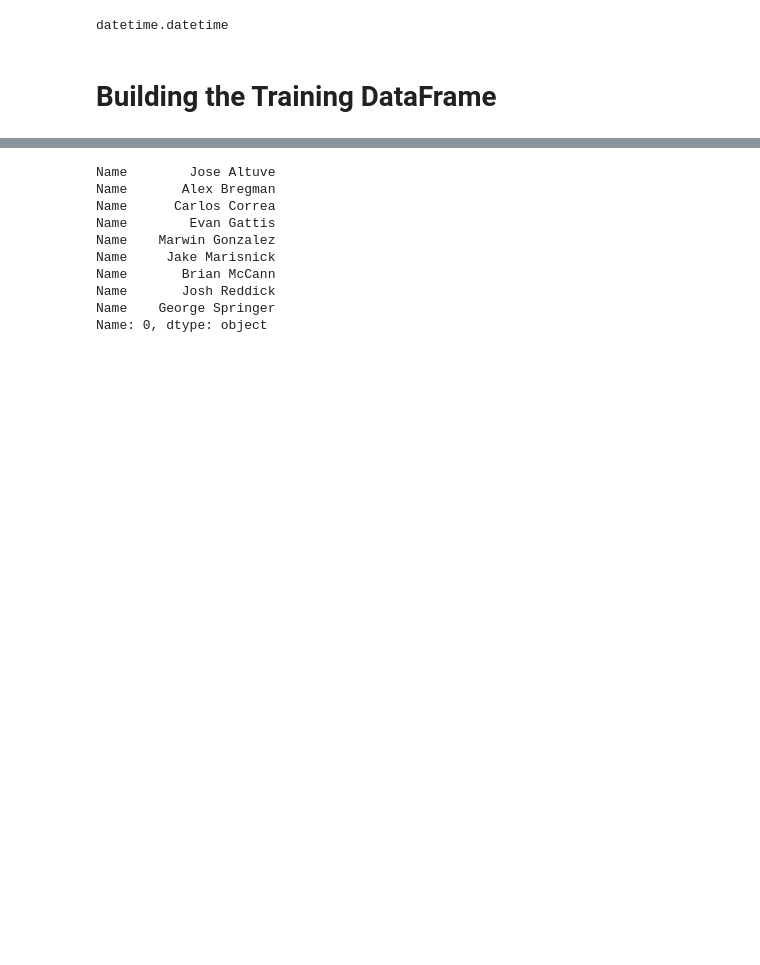
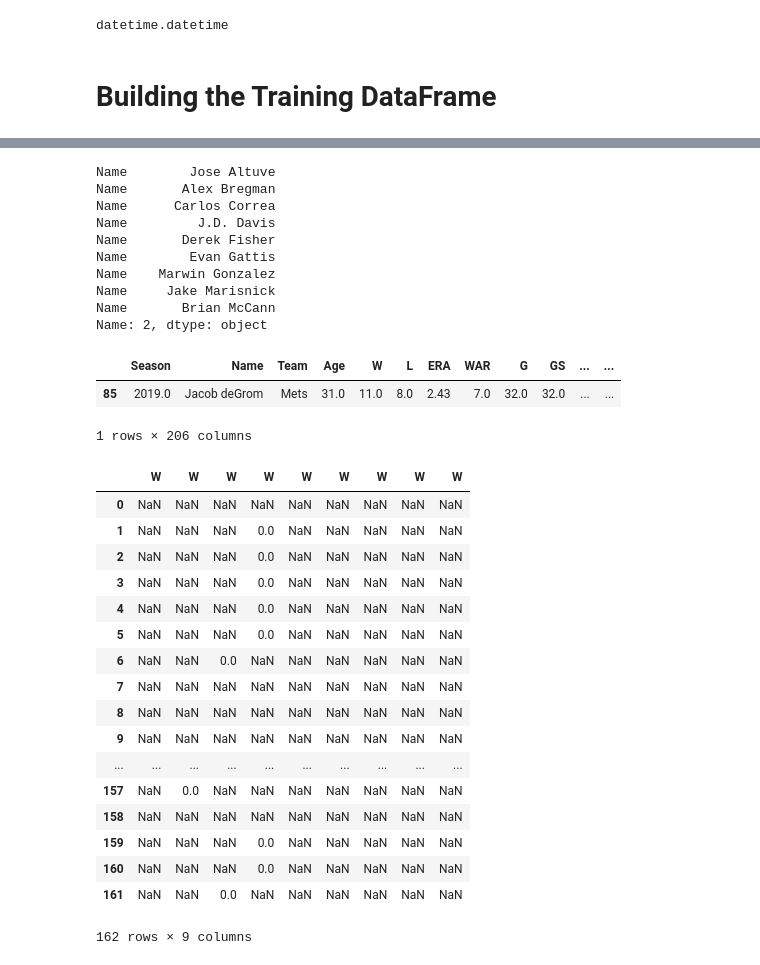
Before and after one commit to JTMachen/Baseball_Game_Predictor, a Jupyter notebook: API_analysis.ipynb, the cells around one changed output, grey strips where cells are left out. Saved outputs shown, nothing was run; the diff lists cells and outputs as text; code cells hidden in the pictures; blank space fills up the shorter version.

Commit message:
create_training_dataframe funtion ready to accept pitching data

```diff
--- a/API_analysis.ipynb
+++ b/API_analysis.ipynb
@@ -639,7 +641,9 @@ def get_players_per_game(year = 2019, team = "HOU"):
 
 def get_startingplayer_stats_by_game(players_df):
 
-    season_data = batting_stats(year)
+    batting_season_data = batting_stats(year)
+    pitching_season_data = pitching_stats(year)
+    print(pitching_season_data.head())
 
     stats_players_start_lineup = pd.DataFrame()
 
@@ -652,16 +656,29 @@ def get_startingplayer_stats_by_game(players_df):
 
         for player in players_df.iloc[row][6:]:
 
-            if("00:00:00" in str(player)):
-                continue #it gets the Date as first row by default. We need to skip it
+            if("00:00:00" in str(player)): continue #it gets the Date as first row by default. Skip it.
 
-            try: player_stats = season_data[season_data.Name == player].copy()
+            try: player_bat_stats = batting_season_data[batting_season_data.Name == player].copy()
             except:
-                print("no name in list")
+                print("no name in batting list")
                 continue
+            """
+            try:
+                player_pitch_stats = pitching_season_data[pitching_season_data.Name == player].copy()
+                print(f"SINGLE_PLAYER_STAT --------------\n{player_pitch_stats}")
+            except:
+                print("no name in pitching list")
+                continue
+                """
 
-            player_stats.reset_index(inplace=True)
-            all_players_stats = pd.concat([ all_players_stats, player_stats] , axis=1)
+            player_bat_stats.reset_index(inplace=True)
+            #player_pitch_stats.reset_index(inplace=True)
+            #print(f"ALL_PLAYER_pitcher_STAT ++++++++++++++\n{player_pitch_stats}")
+            all_players_stats = pd.concat([ all_players_stats, player_bat_stats,
+                                           #player_pitch_stats
+                                          ] ,
+                                          axis=1)
+            #print(f"SINGLE_PLAYER_STAT ##############\n{all_players_stats}")
 
         try: stats_players_start_lineup = stats_players_start_lineup.append(all_players_stats, ignore_index=True)
         except:
@@ -724,15 +743,42 @@ could not append
 | 161 | 2018-09-29 | HOU | 1.0 | BAL | up 6.0 | 3.0 | 84 | 2018.0 | Jose Altuve | Astros | ... | ... |
 162 rows × 2598 columns
 # %%
-stats_players_start_lineup.loc[0]["Name"]
+stats_players_start_lineup.loc[2]["Name"]
 # %% [output]
 Name        Jose Altuve
 Name       Alex Bregman
 Name      Carlos Correa
+Name         J.D. Davis
+Name       Derek Fisher
 Name        Evan Gattis
 Name    Marwin Gonzalez
 Name     Jake Marisnick
 Name       Brian McCann
-Name       Josh Reddick
-Name    George Springer
-Name: 0, dtype: object
+Name: 2, dtype: object
+# %%
+pitching_stats_2019[pitching_stats_2019.Name == "Jacob deGrom"]
+# %% [output]
+|  | Season | Name | Team | Age | W | L | ERA | WAR | G | GS | ... | ... |
+| 85 | 2019.0 | Jacob deGrom | Mets | 31.0 | 11.0 | 8.0 | 2.43 | 7.0 | 32.0 | 32.0 | ... | ... |
+1 rows × 206 columns
+# %%
+stats_players_start_lineup["W"]
+# %% [output]
+|  | W | W | W | W | W | W | W | W | W |
+| 0 | NaN | NaN | NaN | NaN | NaN | NaN | NaN | NaN | NaN |
+| 1 | NaN | NaN | NaN | 0.0 | NaN | NaN | NaN | NaN | NaN |
+| 2 | NaN | NaN | NaN | 0.0 | NaN | NaN | NaN | NaN | NaN |
+| 3 | NaN | NaN | NaN | 0.0 | NaN | NaN | NaN | NaN | NaN |
+| 4 | NaN | NaN | NaN | 0.0 | NaN | NaN | NaN | NaN | NaN |
+| 5 | NaN | NaN | NaN | 0.0 | NaN | NaN | NaN | NaN | NaN |
+| 6 | NaN | NaN | 0.0 | NaN | NaN | NaN | NaN | NaN | NaN |
+| 7 | NaN | NaN | NaN | NaN | NaN | NaN | NaN | NaN | NaN |
+| 8 | NaN | NaN | NaN | NaN | NaN | NaN | NaN | NaN | NaN |
+| 9 | NaN | NaN | NaN | NaN | NaN | NaN | NaN | NaN | NaN |
+| ... | ... | ... | ... | ... | ... | ... | ... | ... | ... |
+| 157 | NaN | 0.0 | NaN | NaN | NaN | NaN | NaN | NaN | NaN |
+| 158 | NaN | NaN | NaN | NaN | NaN | NaN | NaN | NaN | NaN |
+| 159 | NaN | NaN | NaN | 0.0 | NaN | NaN | NaN | NaN | NaN |
+| 160 | NaN | NaN | NaN | 0.0 | NaN | NaN | NaN | NaN | NaN |
+| 161 | NaN | NaN | 0.0 | NaN | NaN | NaN | NaN | NaN | NaN |
+162 rows × 9 columns
```
Also changed, not shown: parts of 3 cells of this notebook.
